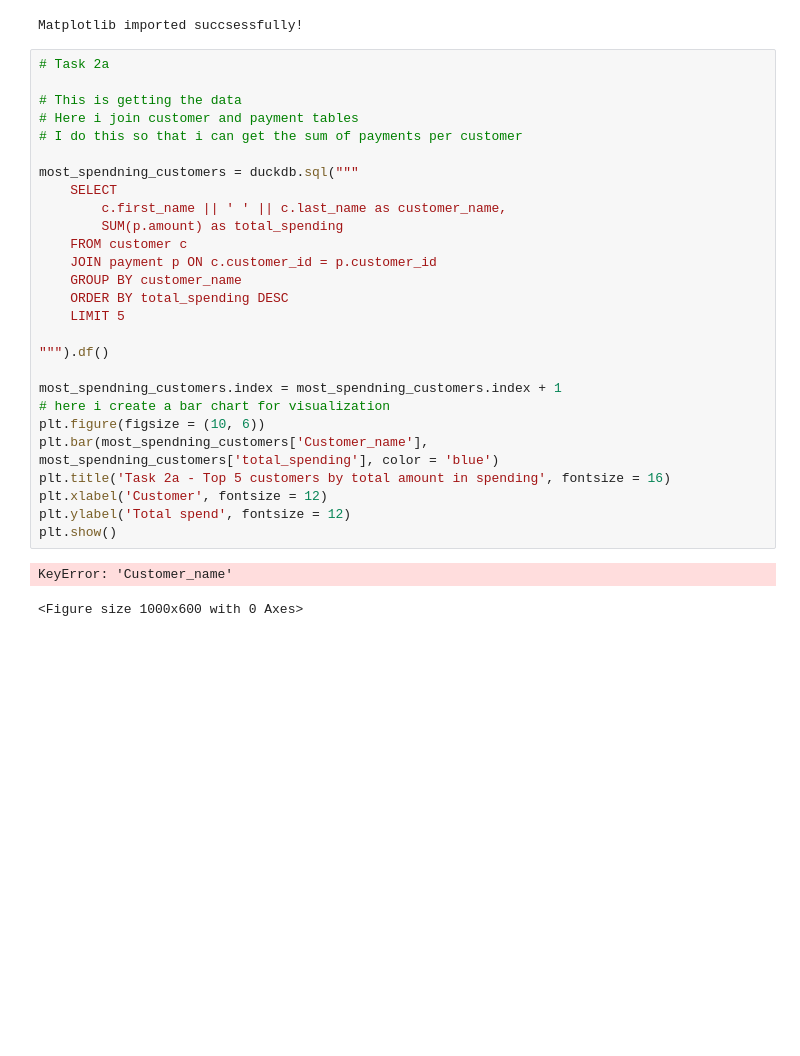
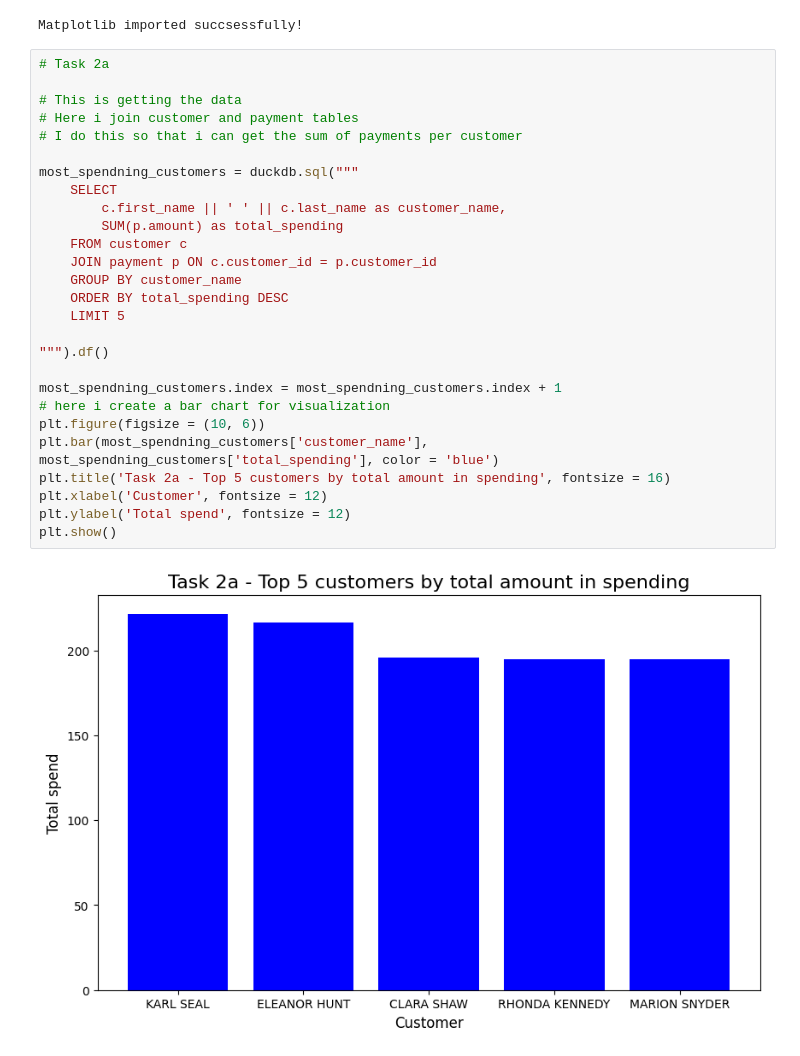
Before and after one commit to DataHub2/sql-lab-zakaria-DE25, a Jupyter notebook: notebook/eda.ipynb, the cells around one changed output. Drawn from its saved outputs; the diff is of its cells as text; blank space fills up the shorter version.

Commit message:
i fixed the issue, the problem was that i used a capital C in customer_name. Now i fixed it and it works well

```diff
--- a/notebook/eda.ipynb
+++ b/notebook/eda.ipynb
@@ -352,30 +352,29 @@ Matplotlib imported succsessfully!
 # %%
 # Task 2a
 
 # This is getting the data
 # Here i join customer and payment tables
 # I do this so that i can get the sum of payments per customer
 
 most_spendning_customers = duckdb.sql("""
     SELECT
         c.first_name || ' ' || c.last_name as customer_name,
         SUM(p.amount) as total_spending
     FROM customer c
     JOIN payment p ON c.customer_id = p.customer_id
     GROUP BY customer_name
     ORDER BY total_spending DESC
     LIMIT 5
 
 """).df()
 
 most_spendning_customers.index = most_spendning_customers.index + 1
 # here i create a bar chart for visualization
 plt.figure(figsize = (10, 6))
-plt.bar(most_spendning_customers['Customer_name'], most_spendning_customers['total_spending'], color = 'blue')
+plt.bar(most_spendning_customers['customer_name'], most_spendning_customers['total_spending'], color = 'blue')
 plt.title('Task 2a - Top 5 customers by total amount in spending', fontsize = 16)
 plt.xlabel('Customer', fontsize = 12)
 plt.ylabel('Total spend', fontsize = 12)
 plt.show()
 # %% [output]
-KeyError: 'Customer_name'
-<Figure size 1000x600 with 0 Axes>
+[figure, added]
```
